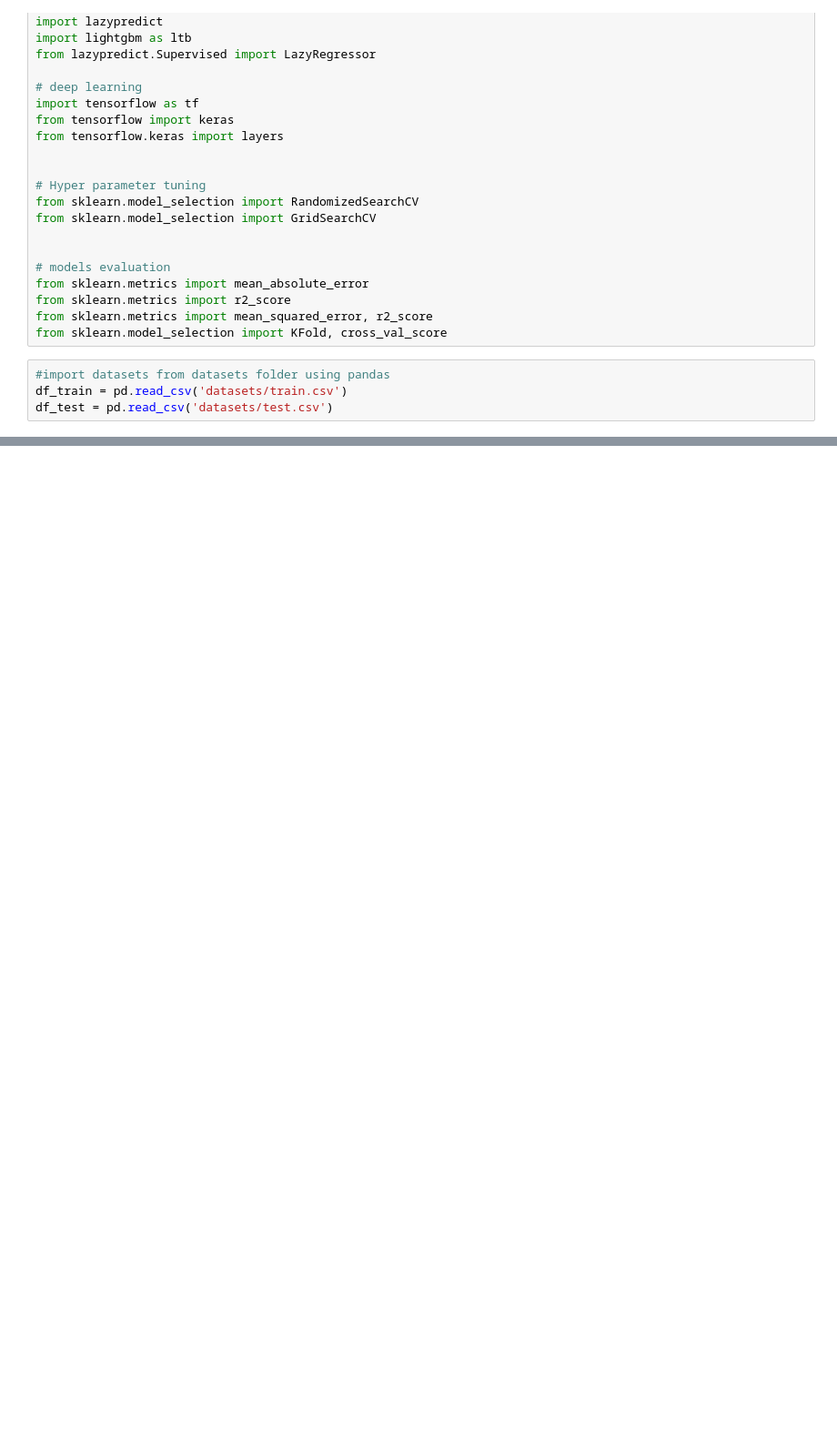
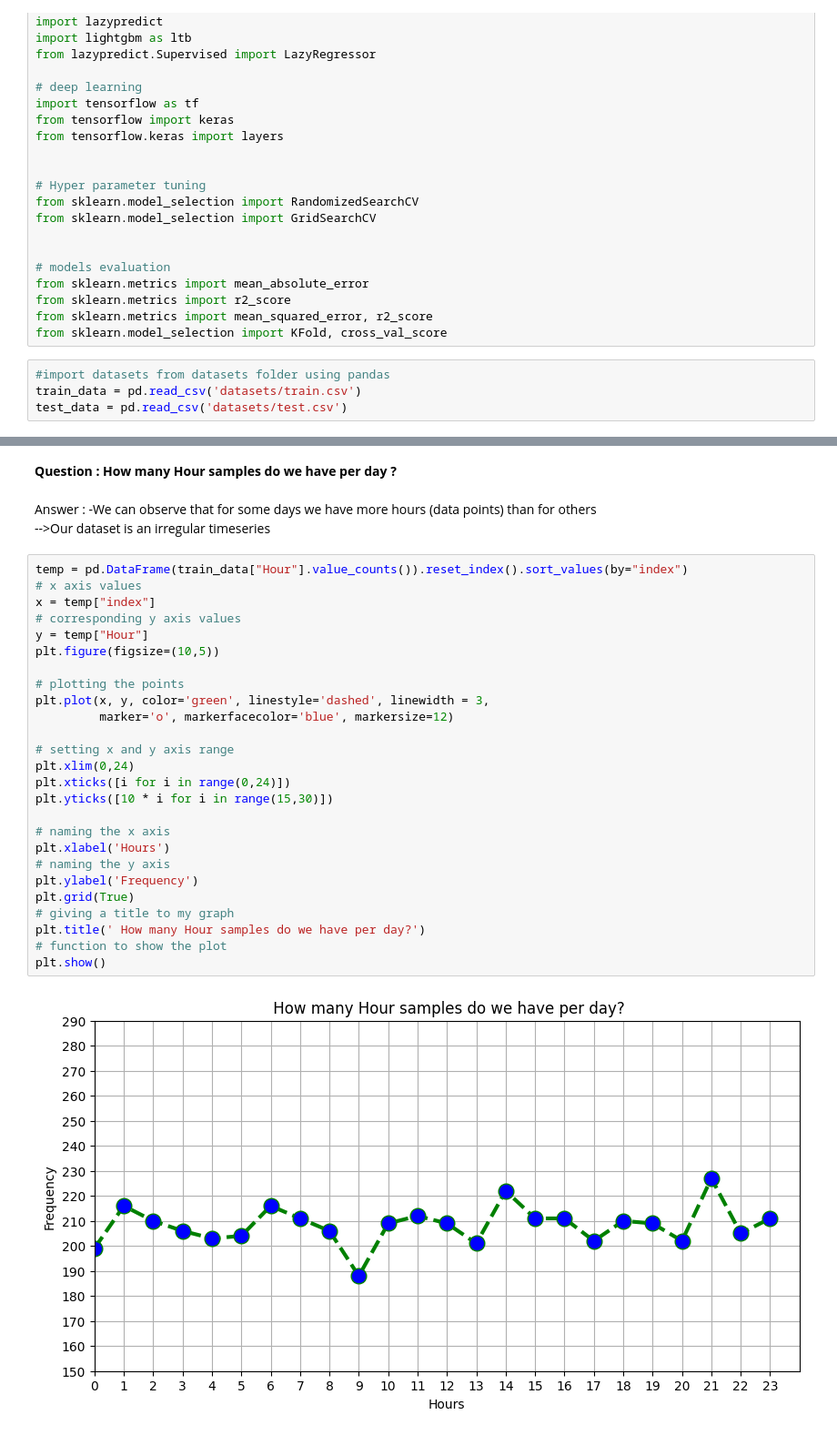
Before and after one commit to HeithemTarchouna/E_Scooter_Prediction, a Jupyter notebook: Ml.ipynb, the cells around one changed output, grey strips where cells are left out. Shown at 91% size. Drawn from its saved outputs; the diff is of its cells as text; blank space fills up the shorter version.

Commit message:
Data preprocessing done
Feature exploration and data preprocessing

```diff
--- a/Ml.ipynb
+++ b/Ml.ipynb
@@ -69,5 +69,5 @@ from sklearn.metrics import mean_squared_error, r2_score
 from sklearn.model_selection import KFold, cross_val_score
 # %%
 #import datasets from datasets folder using pandas
-df_train = pd.read_csv('datasets/train.csv')
-df_test = pd.read_csv('datasets/test.csv')
+train_data = pd.read_csv('datasets/train.csv')
+test_data = pd.read_csv('datasets/test.csv')
@@ -75,0 +98,32 @@ df_test = pd.read_csv('datasets/test.csv')
+# %% [markdown]
+**Question : How many Hour samples do we have per day ?**
+<br><br>Answer : -We can observe that for some days we have more hours (data points) than for others
+<br> -->Our dataset is an irregular timeseries
+# %%
+temp = pd.DataFrame(train_data["Hour"].value_counts()).reset_index().sort_values(by="index")
+# x axis values
+x = temp["index"]
+# corresponding y axis values
+y = temp["Hour"]
+plt.figure(figsize=(10,5))
+
+# plotting the points
+plt.plot(x, y, color='green', linestyle='dashed', linewidth = 3,
+         marker='o', markerfacecolor='blue', markersize=12)
+
+# setting x and y axis range
+plt.xlim(0,24)
+plt.xticks([i for i in range(0,24)])
+plt.yticks([10 * i for i in range(15,30)])
+
+# naming the x axis
+plt.xlabel('Hours')
+# naming the y axis
+plt.ylabel('Frequency')
+plt.grid(True)
+# giving a title to my graph
+plt.title(' How many Hour samples do we have per day?')
+# function to show the plot
+plt.show()
+# %% [output]
+[figure, added]
```
Also changed, not shown: parts of 44 cells of this notebook.
